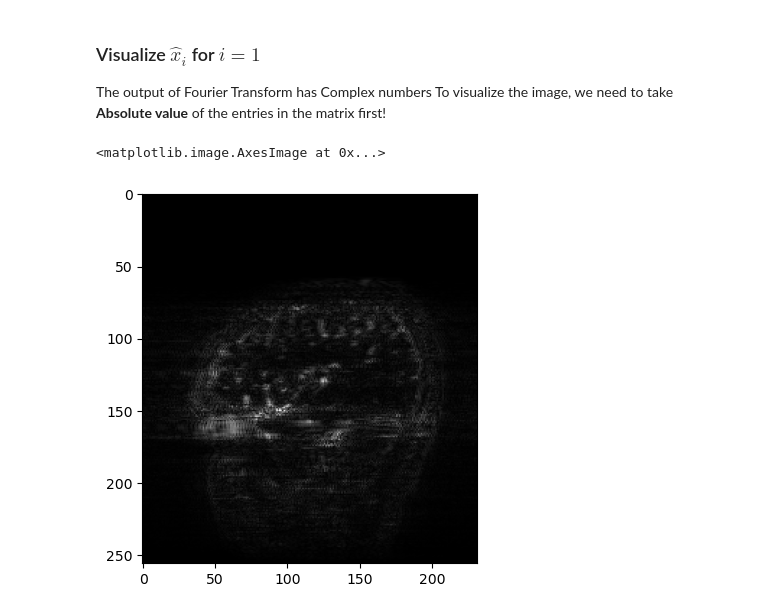
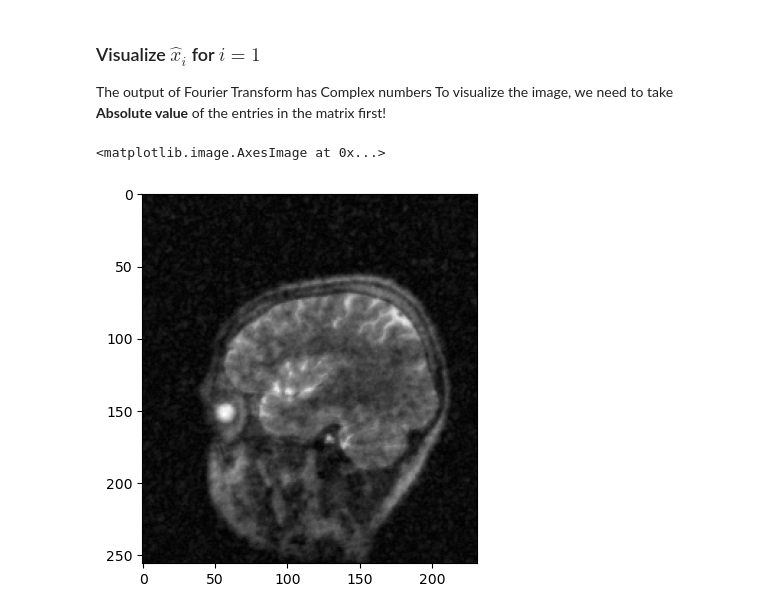
Before and after one commit to JasonLiu2024/MRI_project, a Jupyter notebook: StudentProject.ipynb, the cells around one changed output. Cells and saved outputs as stored; diff of their text form; code cells hidden in the pictures.

Commit message:
fixed image display

```diff
--- a/StudentProject.ipynb
+++ b/StudentProject.ipynb
@@ -39,4 +45,4 @@ with h5py.File('dataset.hdf5', 'r') as hdf:
     trnOrg = hdf.get('trnOrg')
     x = np.array(trnOrg)
     trnMask = hdf.get('trnMask')
-    P = np.array(trnOrg)
+    P = np.array(trnMask)
@@ -59,7 +70,7 @@ x_1.shape
 # %%
 # Apply Fourier Transform on x, using np.fft.fft
 """There are LOTs of fft() functions in np.fft, so do np.fft.FourierTransformUWant() !"""
-Fx = np.fft.fft(x)
+Fx = np.fft.fft2(x) #x is 2D image, so need fft2() to do Fourier Transform!
 Fx.shape
 # %% [output]
 (360, 256, 232)
@@ -74,7 +85,7 @@ y = P * Fx + e
 ### Now, we calculate $\widehat{x}_i$ !
 # %%
 # Apply Inverst Fourier Transform on y
-x_hat = np.fft.ifft(y)
+x_hat = np.fft.ifft2(y) #x_hat is 2D image, so need ifft2() to do Inverse Fourier Transform!
 # %% [markdown]
 ### Visualize $\widehat{x}_i$ for $i=1$
 The output of Fourier Transform has Complex numbers
@@ -84,7 +95,7 @@ To visualize the image, we need to take **Absolute value** of the entries in the
 x_hat_abs = np.absolute(x_hat)
 # %%
 # Visualize the 1st image with plt.imshow()
-plt.imshow(x_hat_abs[1], cmap = 'gray')
+plt.imshow(x_hat_abs[10], cmap = 'gray')
 # %% [output]
 <matplotlib.image.AxesImage at 0x...>
-[figure, old version]
+[figure, new version]
```
Also changed, not shown: parts of 12 cells of this notebook.
